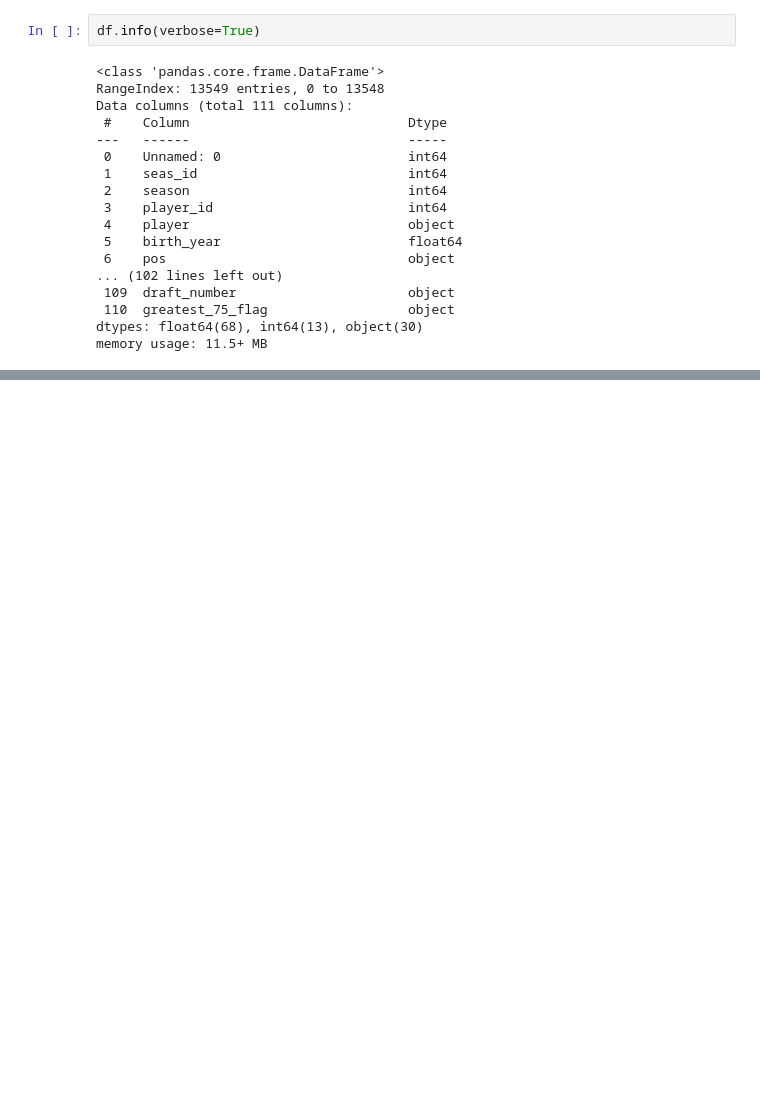
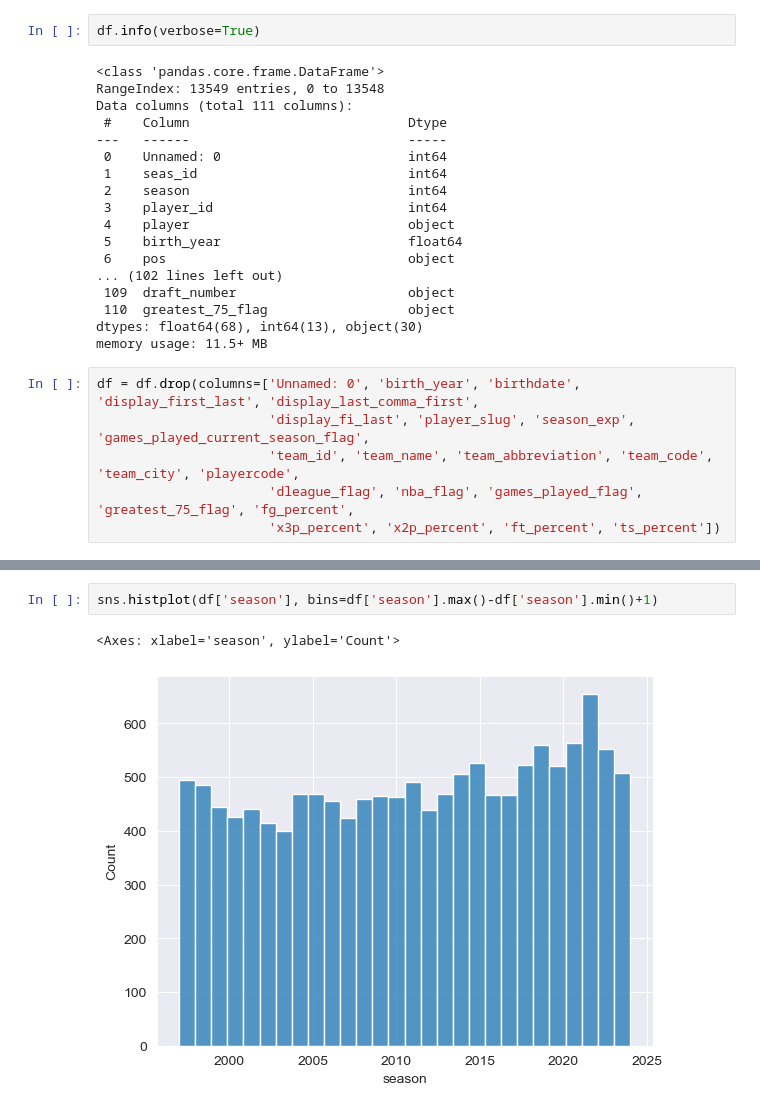
Before and after one commit to sean-r-duffy/nba-analytics, a Jupyter notebook: notebooks/kaggle_data_eda.ipynb, the cells around one changed output, grey strips where cells are left out. Drawn from its saved outputs; the diff is of its cells as text; blank space fills up the shorter version.

```diff
--- a/notebooks/kaggle_data_eda.ipynb
+++ b/notebooks/kaggle_data_eda.ipynb
@@ -46,3 +47,9 @@ Data columns (total 111 columns):
  110  greatest_75_flag                  object
 dtypes: float64(68), int64(13), object(30)
 memory usage: 11.5+ MB
+# %%
+df = df.drop(columns=['Unnamed: 0', 'birth_year', 'birthdate', 'display_first_last', 'display_last_comma_first',
+                      'display_fi_last', 'player_slug', 'season_exp', 'games_played_current_season_flag',
+                      'team_id', 'team_name', 'team_abbreviation', 'team_code', 'team_city', 'playercode',
+                      'dleague_flag', 'nba_flag', 'games_played_flag', 'greatest_75_flag', 'fg_percent',
+                      'x3p_percent', 'x2p_percent', 'ft_percent', 'ts_percent'])
@@ -48,0 +76,5 @@ memory usage: 11.5+ MB
+# %%
+sns.histplot(df['season'], bins=df['season'].max()-df['season'].min()+1)
+# %% [output]
+<Axes: xlabel='season', ylabel='Count'>
+[figure, added]
```
Also changed, not shown: parts of 7 cells of this notebook, 2 other files.
